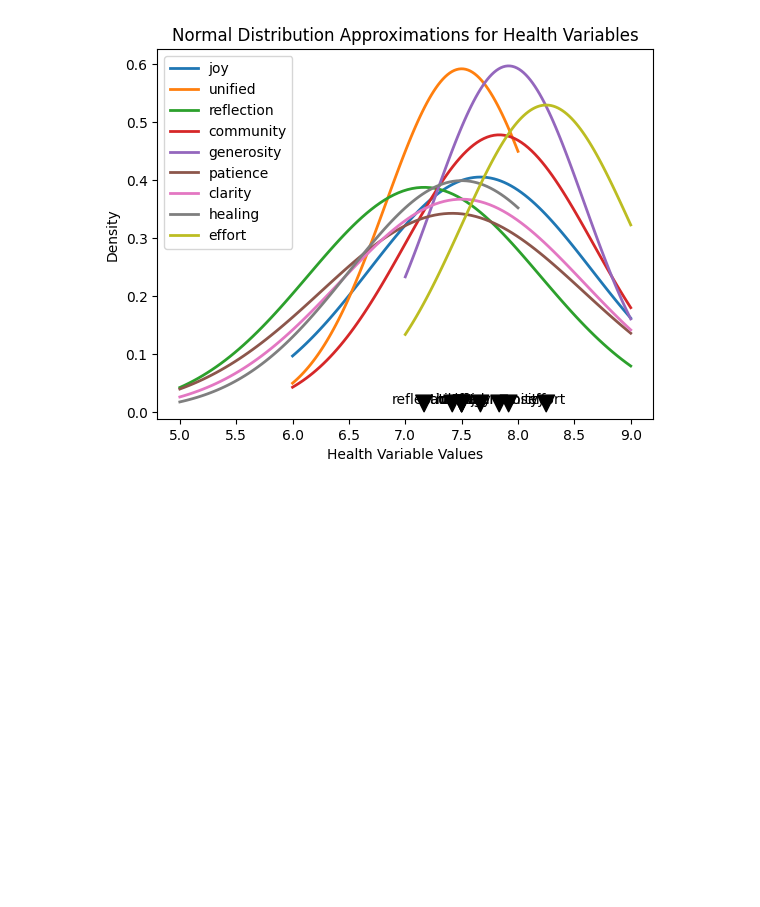
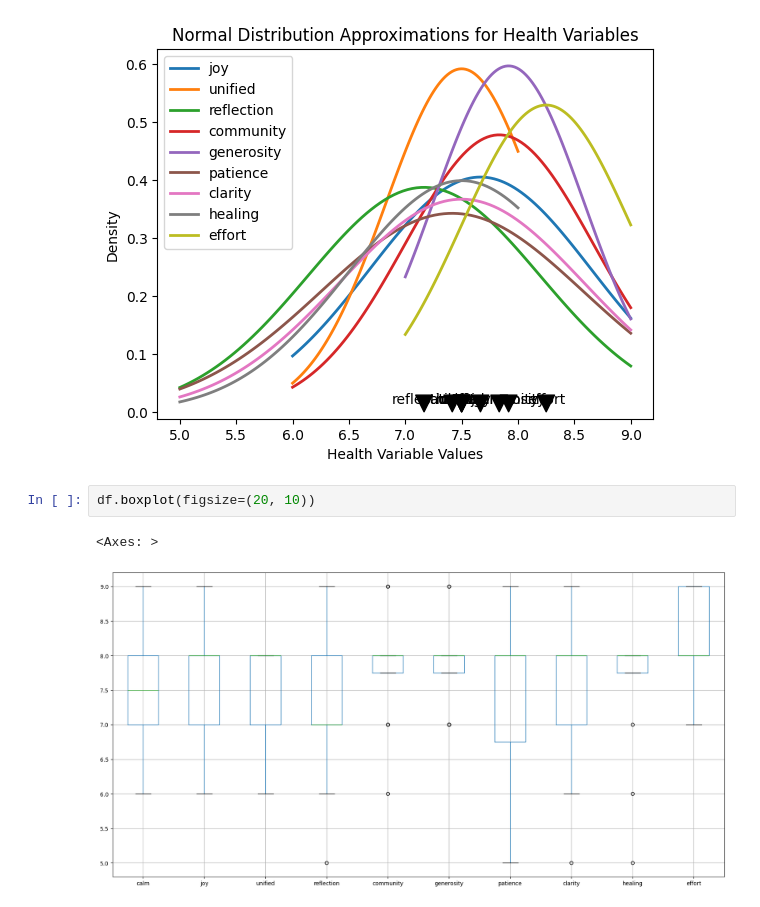
Before and after one commit to aiur-adept/pyhealthmon, a Jupyter notebook: view-normal-dists.ipynb, the cells around one changed output. Saved outputs shown, nothing was run; the diff lists cells and outputs as text; blank space fills up the shorter version.

```diff
--- a/view-normal-dists.ipynb
+++ b/view-normal-dists.ipynb
@@ -99,3 +114,8 @@ plt.title("Normal Distribution Approximations for Health Variables")
 plt.show()
 # %% [output]
 [figure]
+# %%
+df.boxplot(figsize=(20, 10))
+# %% [output]
+<Axes: >
+[figure, added]
```
Also changed, not shown: parts of 2 cells of this notebook, 2 other files.
